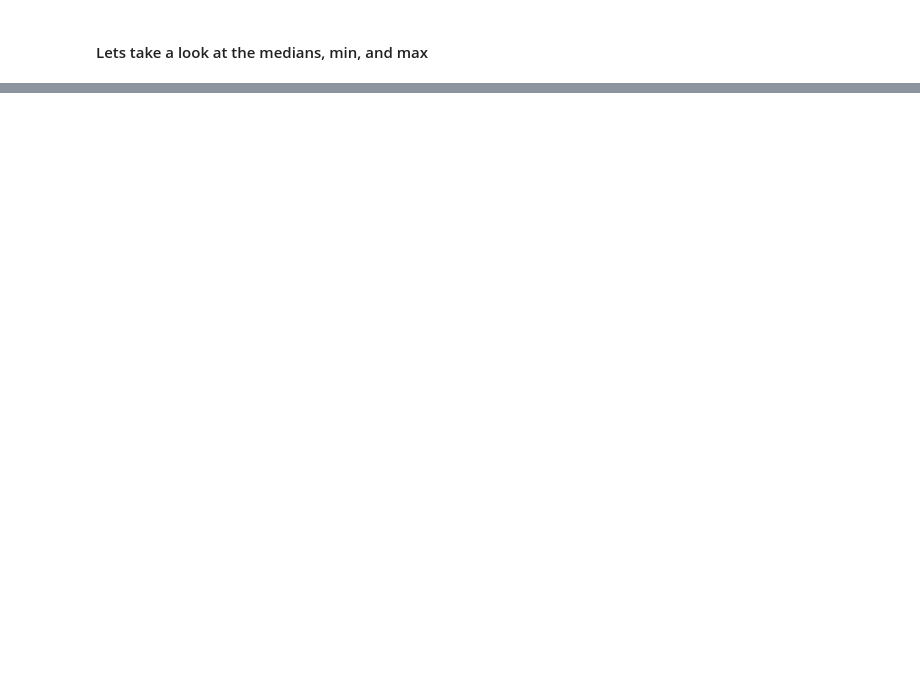
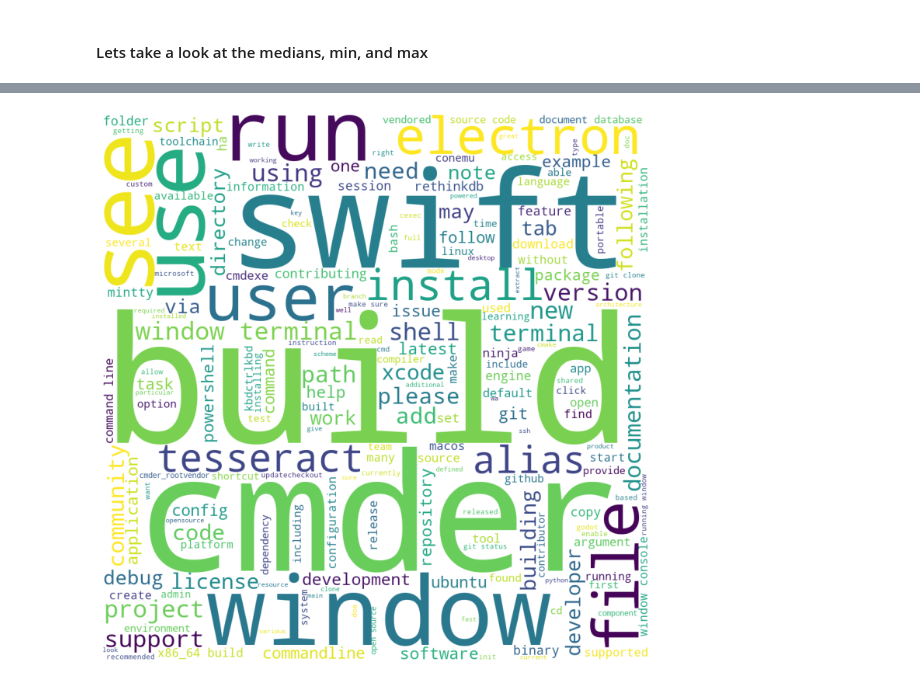
Before and after one commit to nlp-github-project/nlp-github-project, a Jupyter notebook: project_notebook.ipynb, the cells around one changed output, grey strips where cells are left out. Cells and saved outputs as stored; diff of their text form; code cells hidden in the pictures; blank space fills up the shorter version.

```diff
--- a/project_notebook.ipynb
+++ b/project_notebook.ipynb
@@ -244,0 +323,5 @@ explore.scatterplot_for_readmes(df)
+# %%
+#C++ word cloud
+explore.word_cloud(cpp_words)
+# %% [output]
+[figure, added]
```
Also changed, not shown: parts of 20 cells of this notebook.
